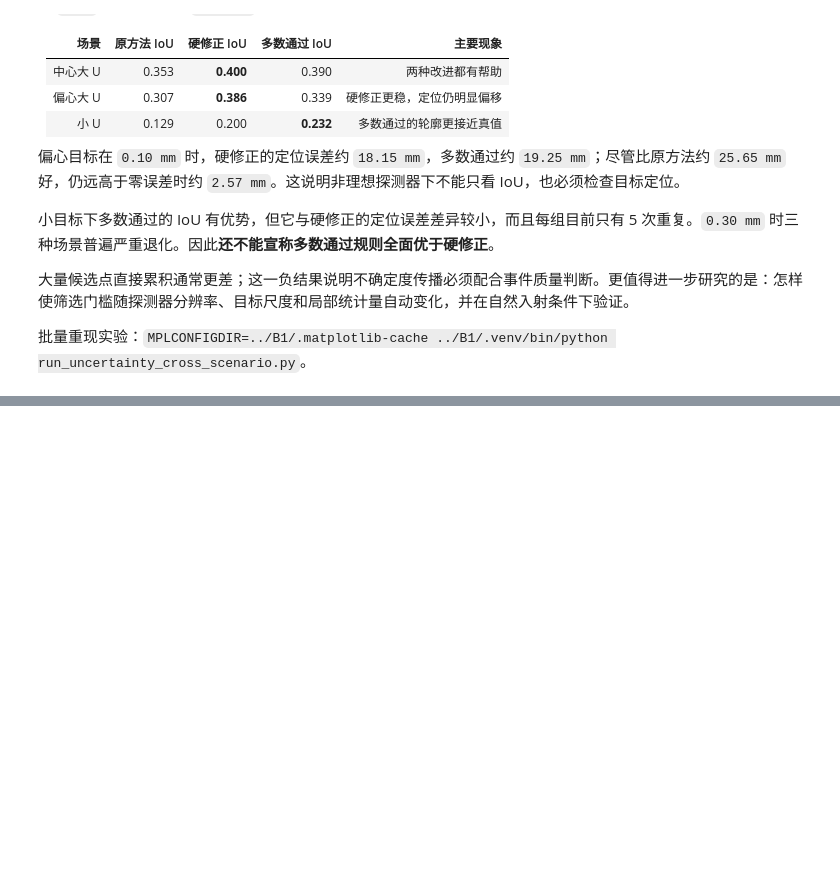
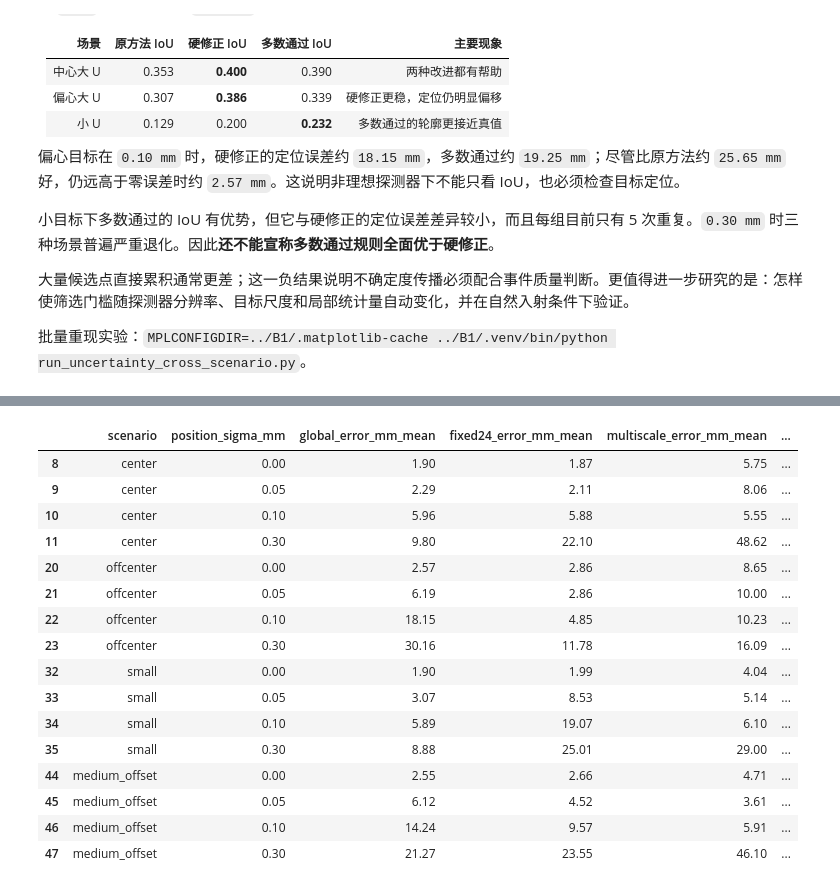
Before and after one commit to Xuyysy/muon-imaging-reconstruction, a Jupyter notebook: muon_analysis/analysis.ipynb, the cells around one changed output, grey strips where cells are left out. Cells and saved outputs as stored; diff of their text form; code cells hidden in the pictures; blank space fills up the shorter version.

```diff
--- a/muon_analysis/analysis.ipynb
+++ b/muon_analysis/analysis.ipynb
@@ -901,0 +1018,31 @@ plt.show()
+# %%
+# 只读取已经生成的实验数据；运行本单元不会重新执行 Geant4。
+MULTISCALE_DIR = Path('multiscale_localization_results')
+dev = pd.read_csv(MULTISCALE_DIR / 'multiscale_summary_center_offcenter_small.csv')
+heldout = pd.read_csv(MULTISCALE_DIR / 'multiscale_summary_medium_offset.csv')
+multiscale_summary = pd.concat([dev, heldout], ignore_index=True)
+
+# 先看 5000 事件的三个对照：全图质心、固定 24 窗口、图像自动选尺度。
+display(multiscale_summary[multiscale_summary['event_count'] == 5000][[
+    'scenario', 'position_sigma_mm', 'global_error_mm_mean',
+    'fixed24_error_mm_mean', 'multiscale_error_mm_mean',
+    'selected_window_bins_mean'
+]].round(2))
+# %% [output]
+|  | scenario | position_sigma_mm | global_error_mm_mean | fixed24_error_mm_mean | multiscale_error_mm_mean | ... |
+| 8 | center | 0.00 | 1.90 | 1.87 | 5.75 | ... |
+| 9 | center | 0.05 | 2.29 | 2.11 | 8.06 | ... |
+| 10 | center | 0.10 | 5.96 | 5.88 | 5.55 | ... |
+| 11 | center | 0.30 | 9.80 | 22.10 | 48.62 | ... |
+| 20 | offcenter | 0.00 | 2.57 | 2.86 | 8.65 | ... |
+| 21 | offcenter | 0.05 | 6.19 | 2.86 | 10.00 | ... |
+| 22 | offcenter | 0.10 | 18.15 | 4.85 | 10.23 | ... |
+| 23 | offcenter | 0.30 | 30.16 | 11.78 | 16.09 | ... |
+| 32 | small | 0.00 | 1.90 | 1.99 | 4.04 | ... |
+| 33 | small | 0.05 | 3.07 | 8.53 | 5.14 | ... |
+| 34 | small | 0.10 | 5.89 | 19.07 | 6.10 | ... |
+| 35 | small | 0.30 | 8.88 | 25.01 | 29.00 | ... |
+| 44 | medium_offset | 0.00 | 2.55 | 2.66 | 4.71 | ... |
+| 45 | medium_offset | 0.05 | 6.12 | 4.52 | 3.61 | ... |
+| 46 | medium_offset | 0.10 | 14.24 | 9.57 | 5.91 | ... |
+| 47 | medium_offset | 0.30 | 21.27 | 23.55 | 46.10 | ... |
```
Also changed, not shown: parts of 13 cells of this notebook, 29 other files.
